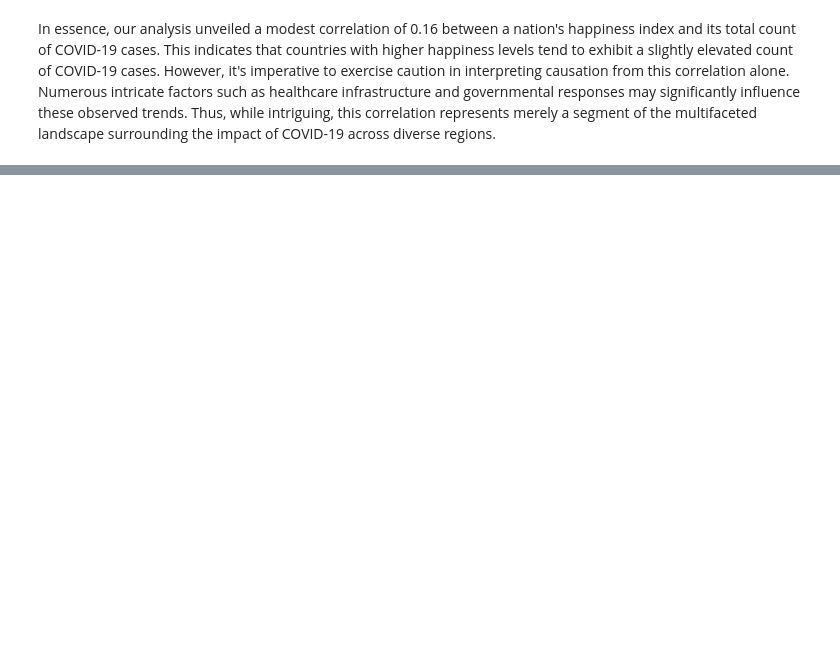
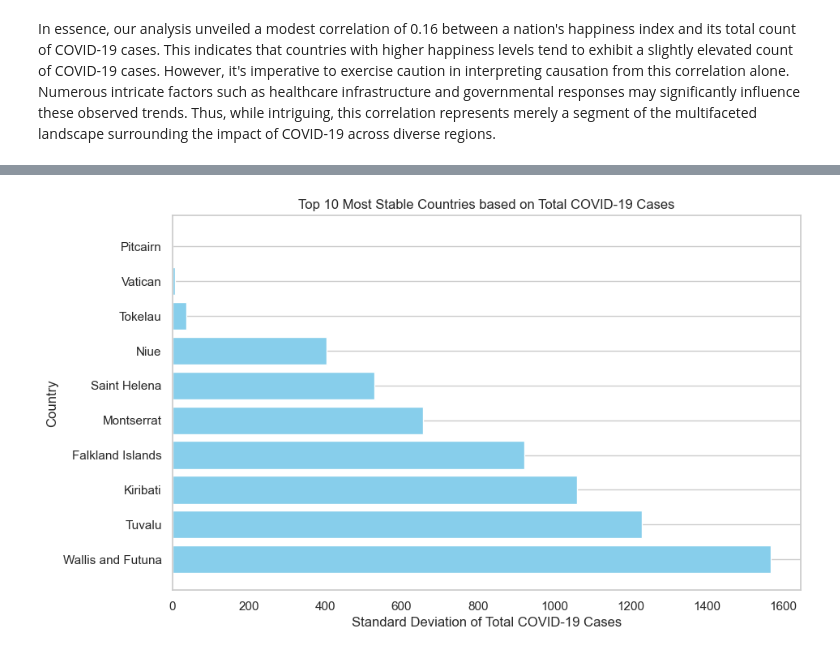
Before and after one commit to GeorgehStalker/project_1group_16_, a Jupyter notebook: Untitled-1.ipynb, the cells around one changed output, grey strips where cells are left out. Drawn from its saved outputs; the diff is of its cells as text; code cells hidden in the pictures; blank space fills up the shorter version.

Commit message:
project 1

```diff
--- a/Untitled-1.ipynb
+++ b/Untitled-1.ipynb
@@ -522,0 +378,20 @@ ValueError: This function does not handle missing values
+# %%
+# Which countries were most stable through Covid?
+import pandas as pd
+
+# Load the COVID-19 data
+covid_data = pd.read_csv('C:/Users/georg/git repositories/project 1 group 16/project_1group_16_/owid-covid-data (1).csv')
+
+# Drop rows with missing values in 'location' or 'total_cases' columns
+covid_data = covid_data.dropna(subset=['location', 'total_cases'])
+
+# Calculate the standard deviation of total cases for each country
+std_by_country = covid_data.groupby('location')['total_cases'].std().reset_index()
+std_by_country.columns = ['Country', 'Std_Total_Cases']
+
+# Sort countries based on standard deviation
+most_stable_countries = std_by_country.sort_values(by='Std_Total_Cases').head(10)  # Adjust the head count as needed
+
+# Print the most stable countries
+print("Top 10 Most Stable Countries based on Total COVID-19 Cases:")
+print(most_stable_countries)
@@ -522,0 +411,12 @@ ValueError: This function does not handle missing values
+# %%
+# Plotting the bar graph
+plt.figure(figsize=(10, 6))
+plt.barh(most_stable_countries['Country'], most_stable_countries['Std_Total_Cases'], color='skyblue')
+plt.xlabel('Standard Deviation of Total COVID-19 Cases')
+plt.ylabel('Country')
+plt.title('Top 10 Most Stable Countries based on Total COVID-19 Cases')
+plt.gca().invert_yaxis()  # Invert y-axis to have the highest value at the top
+plt.grid(axis='x')  # Add grid lines along the x-axis
+plt.show()
+# %% [output]
+[figure, added]
```
Also changed, not shown: parts of 37 cells of this notebook.
